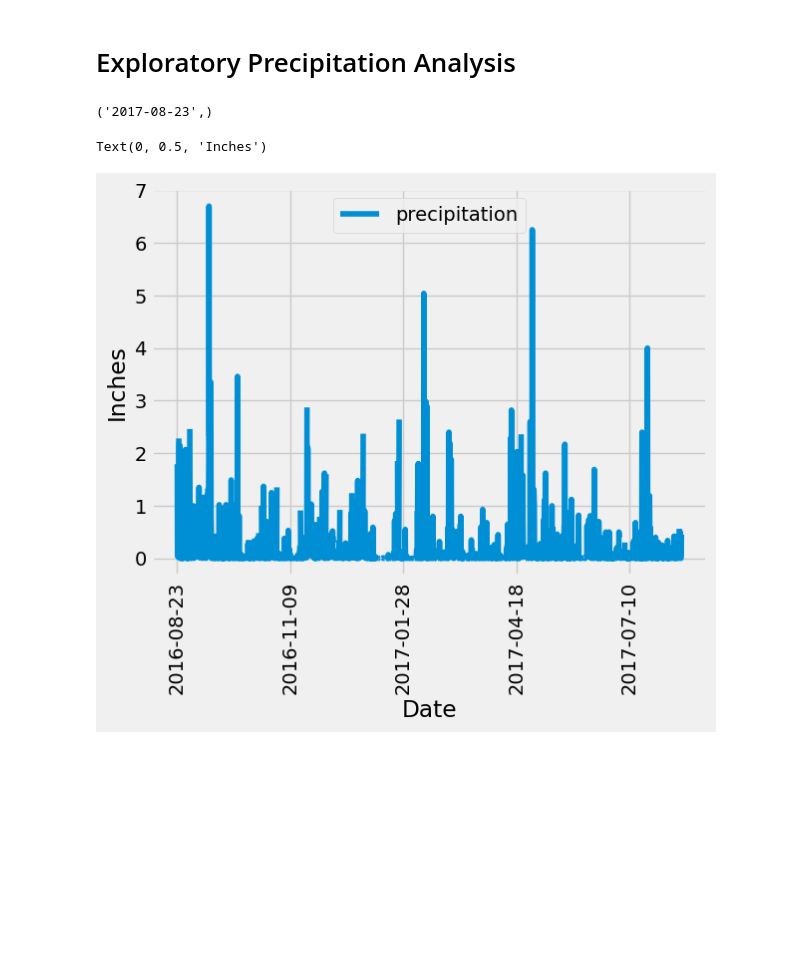
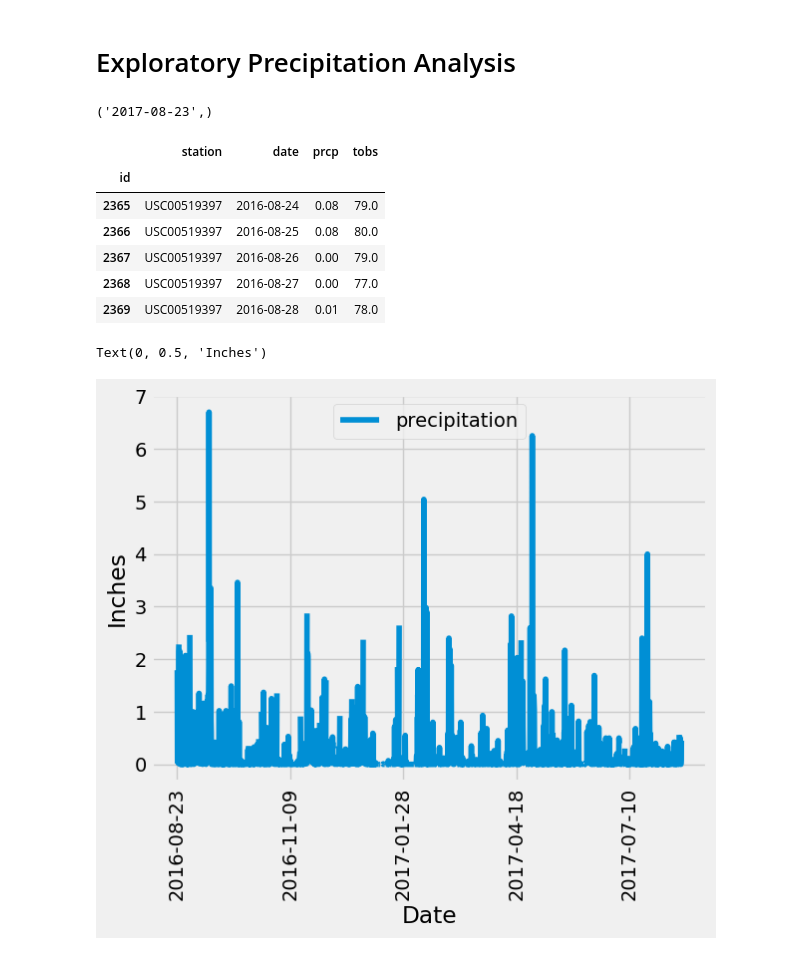
Before and after one commit to JaredWillson/sqlalchemy_climate, a Jupyter notebook: SurfsUp/climate_starter.ipynb, the cells around one changed output. Cells and saved outputs as stored; diff of their text form; code cells hidden in the pictures; blank space fills up the shorter version.

Commit message:
Additional analysis, creation of dataframe

```diff
--- a/SurfsUp/climate_starter.ipynb
+++ b/SurfsUp/climate_starter.ipynb
@@ -63,3 +46,50 @@ session.query(measurement.date).order_by(measurement.date.desc()).first()
+# %%
+# Design a query to retrieve the last 12 months of precipitation data and plot the results.
+# Starting from the most recent data point in the database.
+# So, now that we know that the last date is 08/23/2017 (based on SQL above), we want to assign that to
+# a variable...
+last_data = dt.datetime.strptime(session.query(measurement).\
+                                 order_by(measurement.date.desc()).\
+                                 first().date, "%Y-%m-%d")
+
+# Calculate the date one year from the last date in data set.
+year_ago = last_data - dt.timedelta(days=365)
+
+# Perform a query to retrieve the data and precipitation scores
+
+# ----------------------------------------------------------------------#
+# Looks like there are two potential issues here... The first issue
+# is that the precipitation was across multiple stations. Are we just
+# supposed to sum the data for any given date? Or use an average of the
+# different stations collecitng data? I'm not sure it's meaningful to just
+# add up all the different data by date. For now, though, let's do that
+# and assume that we are going to first plot precipitation across all locations
+# summed together.
+#
+# The second issue is that, from examining the data set using a SQL browser,
+# There are a few rows with NA values for precipitation, so we are going to
+# need to do some data quality work to clean those up before we try to plot
+# them.
+
+full_year = session.query(measurement.id, measurement.station, measurement.date, measurement.prcp, measurement.tobs).filter(measurement.date > year_ago).filter(measurement.date <= last_data).all()
+
+# Save the query results as a Pandas DataFrame. Explicitly set the column names
+columns = ['id', 'station', 'date', 'prcp', 'tobs']
+precip_df = pd.DataFrame(data=full_year, columns=columns)
+precip_df.set_index('id', drop=True, inplace=True)
+
+# Sort the dataframe by date
+
+
+# Use Pandas Plotting with Matplotlib to plot the data
+# %% [output]
+|  | station | date | prcp | tobs |
+| id |  |  |  |  |
+| 2365 | USC00519397 | 2016-08-24 | 0.08 | 79.0 |
+| 2366 | USC00519397 | 2016-08-25 | 0.08 | 80.0 |
+| 2367 | USC00519397 | 2016-08-26 | 0.00 | 79.0 |
+| 2368 | USC00519397 | 2016-08-27 | 0.00 | 77.0 |
+| 2369 | USC00519397 | 2016-08-28 | 0.01 | 78.0 |
 # %%
 # Design a query to retrieve the last 12 months of precipitation data and plot the results.
 # Starting from the most recent data point in the database.
```
Also changed, not shown: parts of 1 cell of this notebook.
